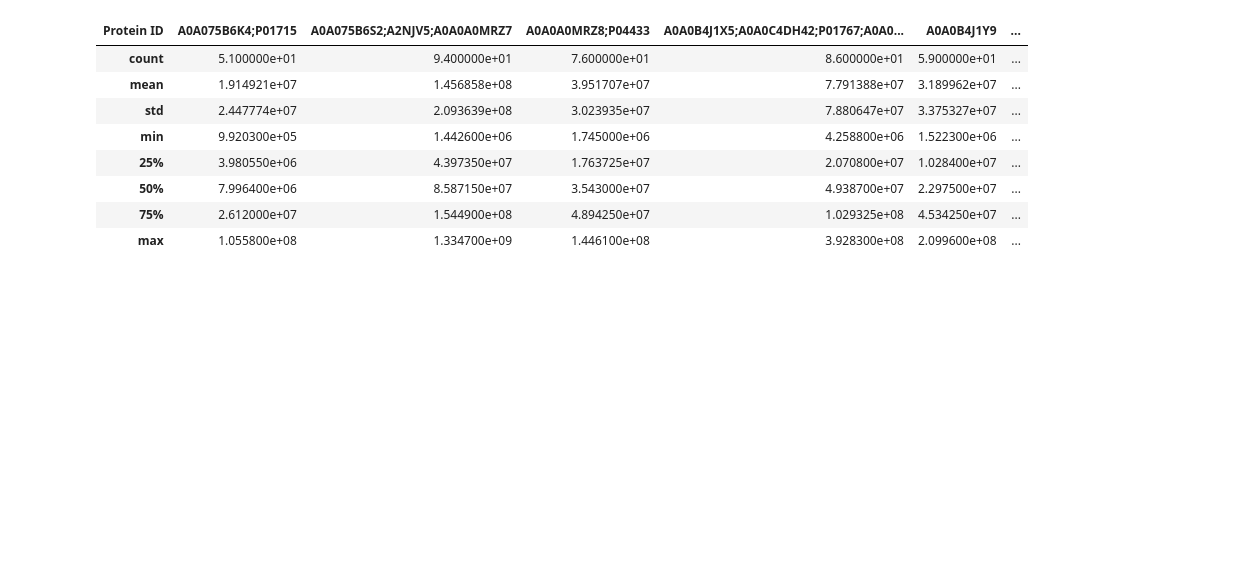
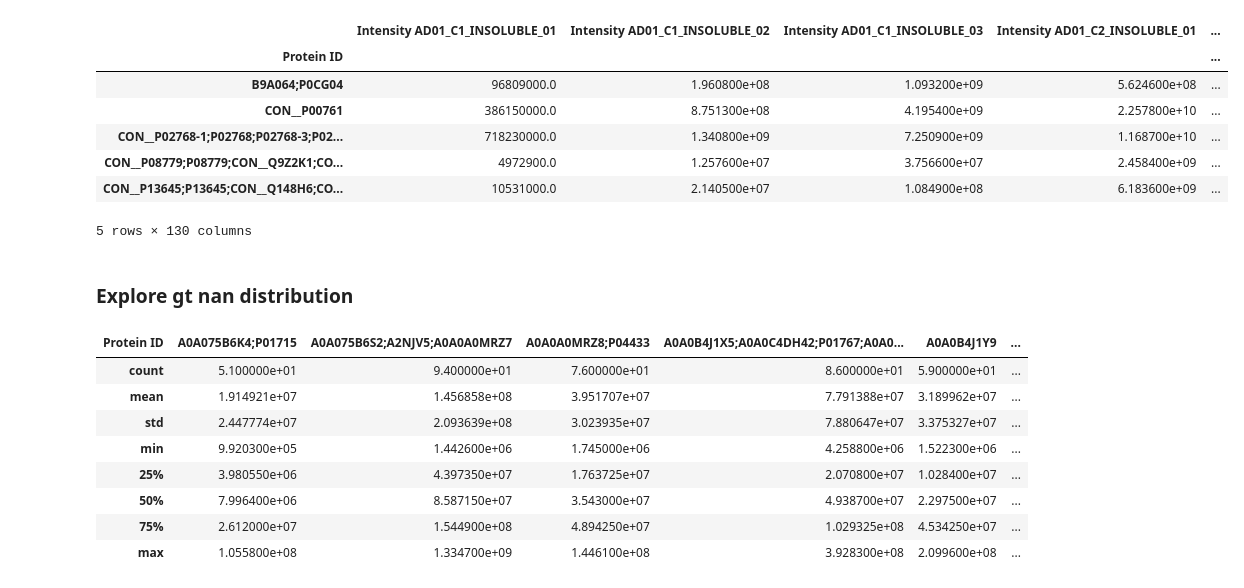
Before and after one commit to cschlaffner/PROTzilla2, a Jupyter notebook: simulate_MVs.ipynb, the cells around one changed output. Cells and saved outputs as stored; diff of their text form; code cells hidden in the pictures; blank space fills up the shorter version.

```diff
--- a/simulate_MVs.ipynb
+++ b/simulate_MVs.ipynb
@@ -7,6 +7,22 @@ import numpy as np
 # %%
 df = pd.read_csv(f"{PROJECT_PATH}\\user_data\\data\\ba_39_no_mv.csv")
 gt_df = pd.read_csv(f"{PROJECT_PATH}\\user_data\\data\\ba_39_filtered_gt.csv")
-df = long_to_wide(df)
-gt_df = long_to_wide(gt_df)
-meta_gt = gt_df.describe()
+df = long_to_wide(df).transpose(copy=False)
+columns = df.columns
+columns_new = []
+for c in columns:
+    columns_new.append(f"Intensity {c}")
+df.columns = columns_new
+# %%
+df.head()
+# %% [output]
+|  | Intensity AD01_C1_INSOLUBLE_01 | Intensity AD01_C1_INSOLUBLE_02 | Intensity AD01_C1_INSOLUBLE_03 | Intensity AD01_C2_INSOLUBLE_01 | ... |
+| Protein ID |  |  |  |  | ... |
+| B9A064;P0CG04 | 96809000.0 | 1.960800e+08 | 1.093200e+09 | 5.624600e+08 | ... |
+| CON__P00761 | 386150000.0 | 8.751300e+08 | 4.195400e+09 | 2.257800e+10 | ... |
+| CON__P02768-1;P02768;P02768-3;P02... | 718230000.0 | 1.340800e+09 | 7.250900e+09 | 1.168700e+10 | ... |
+| CON__P08779;P08779;CON__Q9Z2K1;CO... | 4972900.0 | 1.257600e+07 | 3.756600e+07 | 2.458400e+09 | ... |
+| CON__P13645;P13645;CON__Q148H6;CO... | 10531000.0 | 2.140500e+07 | 1.084900e+08 | 6.183600e+09 | ... |
+5 rows × 130 columns
+# %% [markdown]
+### Explore gt nan distribution
```
Also changed, not shown: parts of 6 cells of this notebook, 4 other files.
